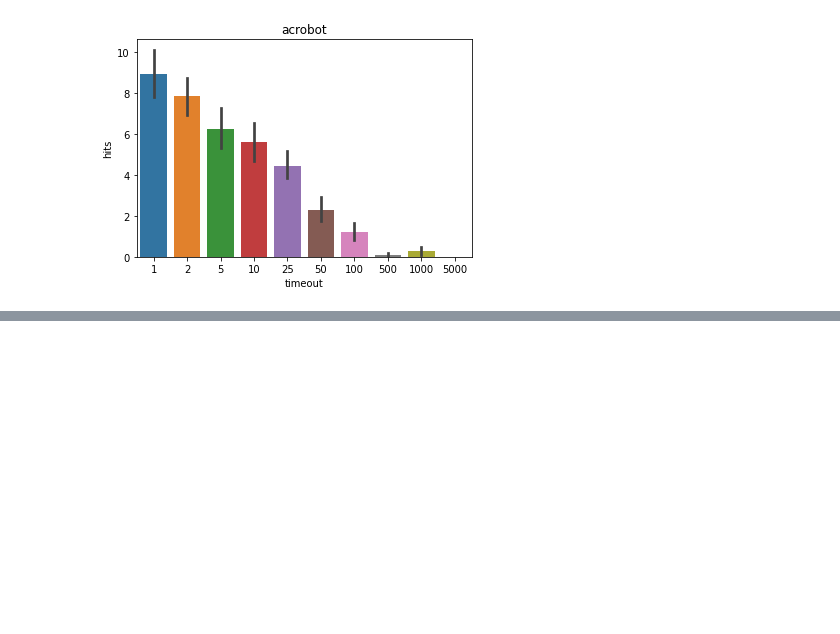
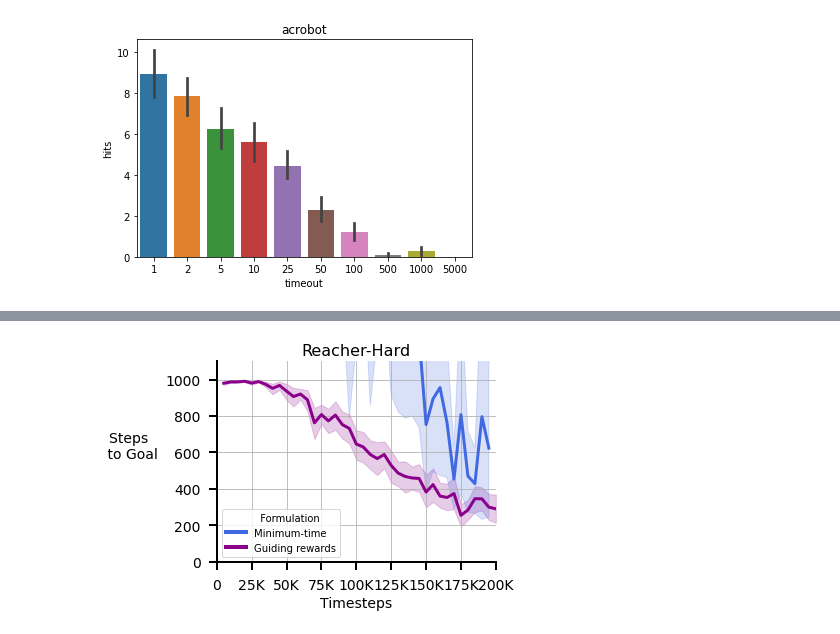
Before and after one commit to gauthamvasan/rl_suite, a Jupyter notebook: rl_suite/plot/paper_plot.ipynb, the cells around one changed output, grey strips where cells are left out. Saved outputs shown, nothing was run; the diff lists cells and outputs as text; code cells hidden in the pictures; blank space fills up the shorter version.

```diff
--- a/rl_suite/plot/paper_plot.ipynb
+++ b/rl_suite/plot/paper_plot.ipynb
@@ -216,3 +340,37 @@ Name: seed, dtype: object
+# %%
+color_palette = {
+    "reacher_easy": "lightseagreen",
+    "reacher_hard": "darkmagenta",
+    "dm_reacher_easy": "darkorange",
+    "dm_reacher_hard": "royalblue",
+}
+
+plt_formatter()
+plt.xlim(0, 200000)
+plt.ylim(0, 1100)
+
+sns.lineplot(x="step", y='steps_to_goal', data=df, hue='env', palette=color_palette)
+plt.ylabel("Steps to goal")
+
+###
+# title = "Reacher-Easy"
+# legend_elements = [Line2D([0], [0], color='white', lw=4, label='  Formulation'),
+#                     Line2D([0], [0], color='darkorange', lw=4, label='Minimum-time'),
+#                    Line2D([0], [0], color='lightseagreen', lw=4, label='Guiding rewards'),]
+title = "Reacher-Hard"
+legend_elements = [Line2D([0], [0], color='white', lw=4, label='  Formulation'),
+                    Line2D([0], [0], color='royalblue', lw=4, label='Minimum-time'),
+                   Line2D([0], [0], color='darkmagenta', lw=4, label='Guiding rewards'),]
+###
+
+set_labels(title, xlabel="Timesteps", ylabel="Steps \n to Goal")
+plt.legend(handles=legend_elements, loc='best')
+plt.tight_layout()
+plt.savefig(f"{title}-steps-to-goal.pdf", dpi=200)
+plt.show()
+plt.close()
+# %% [output]
+[figure, added]
 # %%
     for env in envs:
         tasks = next(os.walk(res_dir/env))[1]
```
Also changed, not shown: parts of 7 cells of this notebook.
